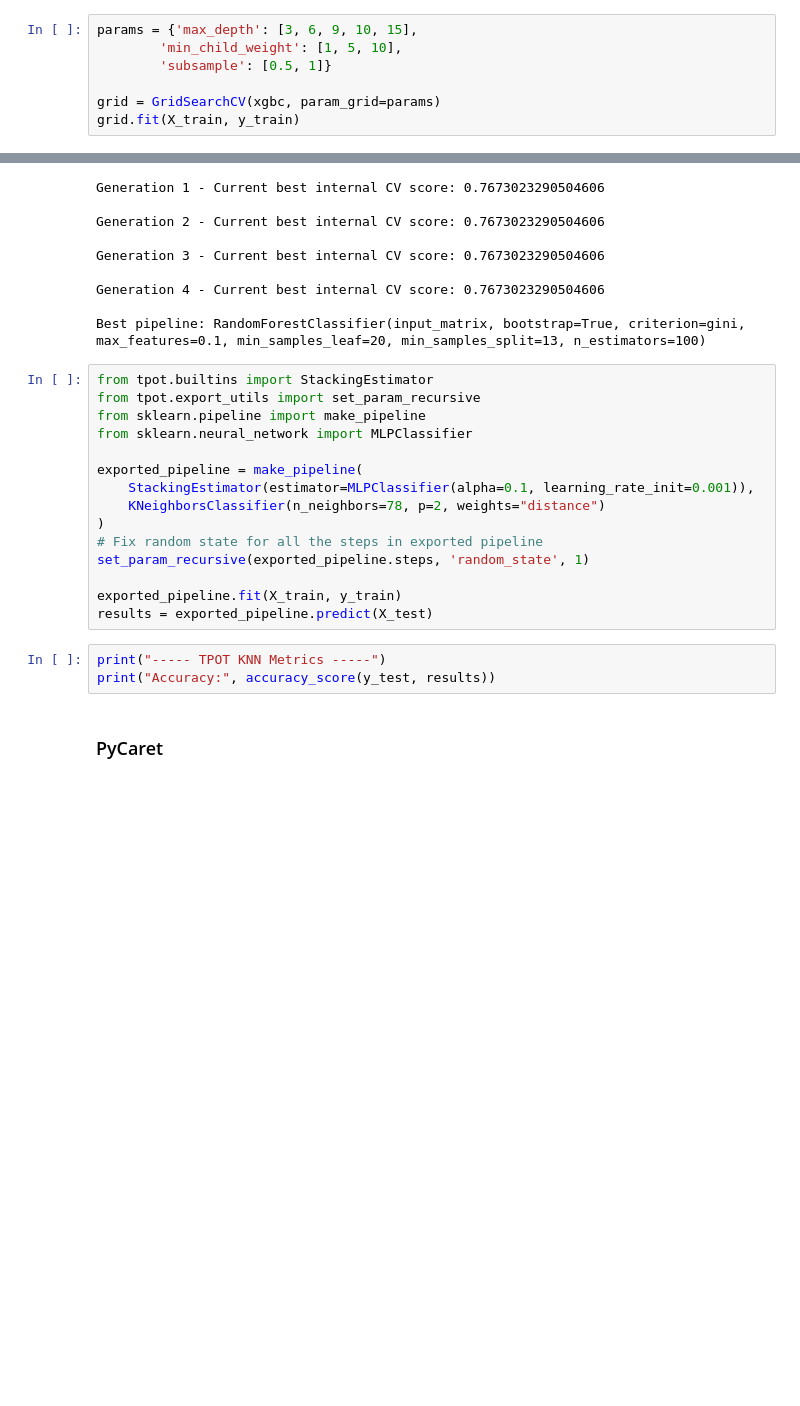
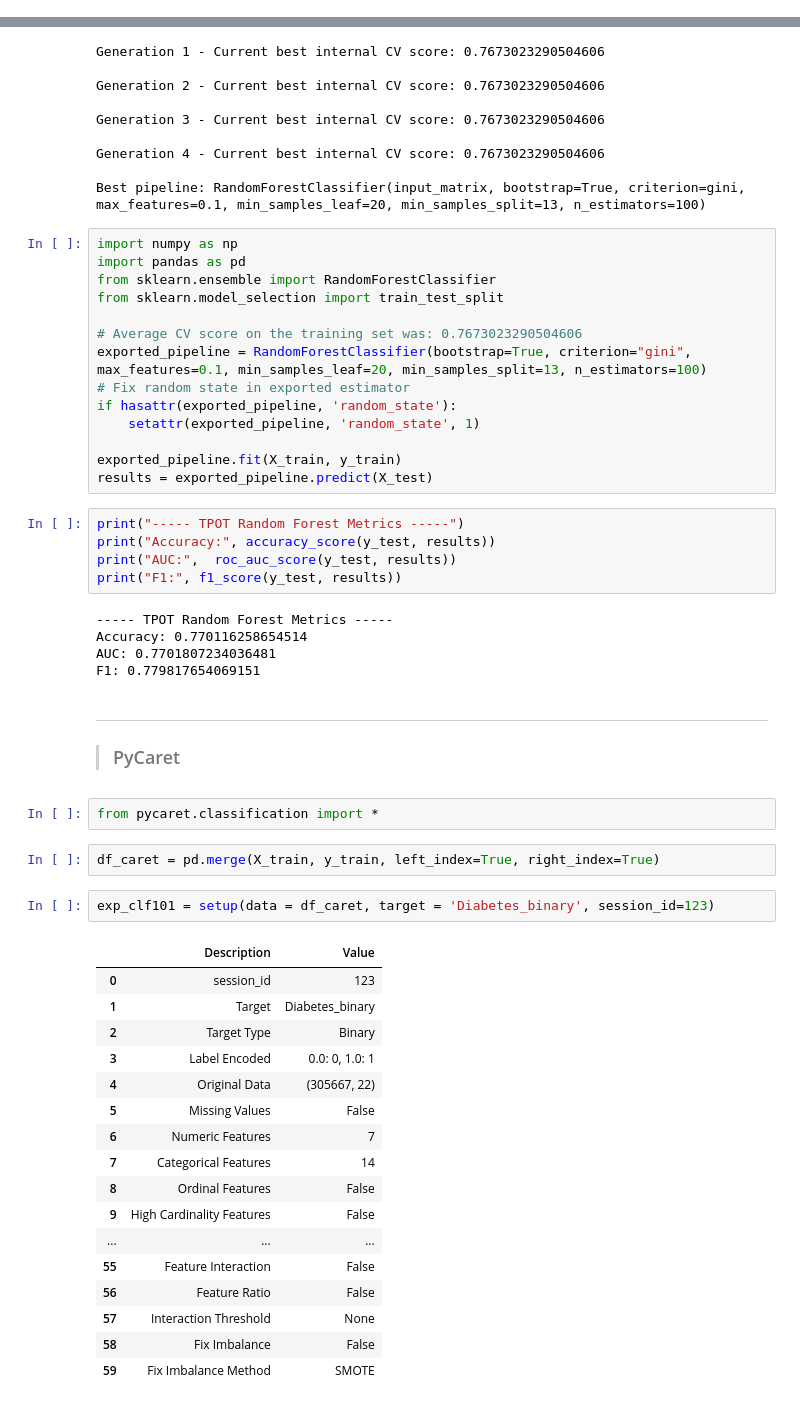
Before and after one commit to FernandoSirias/Capstone_Project_Coding_Dojo, a Jupyter notebook: Capstone_Project.ipynb, the cells around one changed output, grey strips where cells are left out. Cells and saved outputs as stored; diff of their text form; blank space fills up the shorter version.

```diff
--- a/Capstone_Project.ipynb
+++ b/Capstone_Project.ipynb
@@ -273,7 +345,0 @@ AUC: 0.9337791229099801
-# %%
-params = {'max_depth': [3, 6, 9, 10, 15],
-        'min_child_weight': [1, 5, 10],
-        'subsample': [0.5, 1]}
-
-grid = GridSearchCV(xgbc, param_grid=params)
-grid.fit(X_train, y_train)
@@ -335,22 +405,53 @@ Generation 4 - Current best internal CV score: 0.7673023290504606
 
 Best pipeline: RandomForestClassifier(input_matrix, bootstrap=True, criterion=gini, max_features=0.1, min_samples_leaf=20, min_samples_split=13, n_estimators=100)
 # %%
-from tpot.builtins import StackingEstimator
-from tpot.export_utils import set_param_recursive
-from sklearn.pipeline import make_pipeline
-from sklearn.neural_network import MLPClassifier
+import numpy as np
+import pandas as pd
+from sklearn.ensemble import RandomForestClassifier
+from sklearn.model_selection import train_test_split
 
-exported_pipeline = make_pipeline(
-    StackingEstimator(estimator=MLPClassifier(alpha=0.1, learning_rate_init=0.001)),
-    KNeighborsClassifier(n_neighbors=78, p=2, weights="distance")
-)
-# Fix random state for all the steps in exported pipeline
-set_param_recursive(exported_pipeline.steps, 'random_state', 1)
+# Average CV score on the training set was: 0.7673023290504606
+exported_pipeline = RandomForestClassifier(bootstrap=True, criterion="gini", max_features=0.1, min_samples_leaf=20, min_samples_split=13, n_estimators=100)
+# Fix random state in exported estimator
+if hasattr(exported_pipeline, 'random_state'):
+    setattr(exported_pipeline, 'random_state', 1)
 
 exported_pipeline.fit(X_train, y_train)
 results = exported_pipeline.predict(X_test)
 # %%
-print("----- TPOT KNN Metrics -----")
+print("----- TPOT Random Forest Metrics -----")
 print("Accuracy:", accuracy_score(y_test, results))
+print("AUC:",  roc_auc_score(y_test, results))
+print("F1:", f1_score(y_test, results))
+# %% [output]
+----- TPOT Random Forest Metrics -----
+Accuracy: 0.770116258654514
+AUC: 0.7701807234036481
+F1: 0.779817654069151
 # %% [markdown]
-### PyCaret
+---
+>### PyCaret
+# %%
+from pycaret.classification import *
+# %%
+df_caret = pd.merge(X_train, y_train, left_index=True, right_index=True)
+# %%
+exp_clf101 = setup(data = df_caret, target = 'Diabetes_binary', session_id=123)
+# %% [output]
+|  | Description | Value |
+| 0 | session_id | 123 |
+| 1 | Target | Diabetes_binary |
+| 2 | Target Type | Binary |
+| 3 | Label Encoded | 0.0: 0, 1.0: 1 |
+| 4 | Original Data | (305667, 22) |
+| 5 | Missing Values | False |
+| 6 | Numeric Features | 7 |
+| 7 | Categorical Features | 14 |
+| 8 | Ordinal Features | False |
+| 9 | High Cardinality Features | False |
+| ... | ... | ... |
+| 55 | Feature Interaction | False |
+| 56 | Feature Ratio | False |
+| 57 | Interaction Threshold | None |
+| 58 | Fix Imbalance | False |
+| 59 | Fix Imbalance Method | SMOTE |
```
Also changed, not shown: parts of 39 cells of this notebook, 2 other files.
